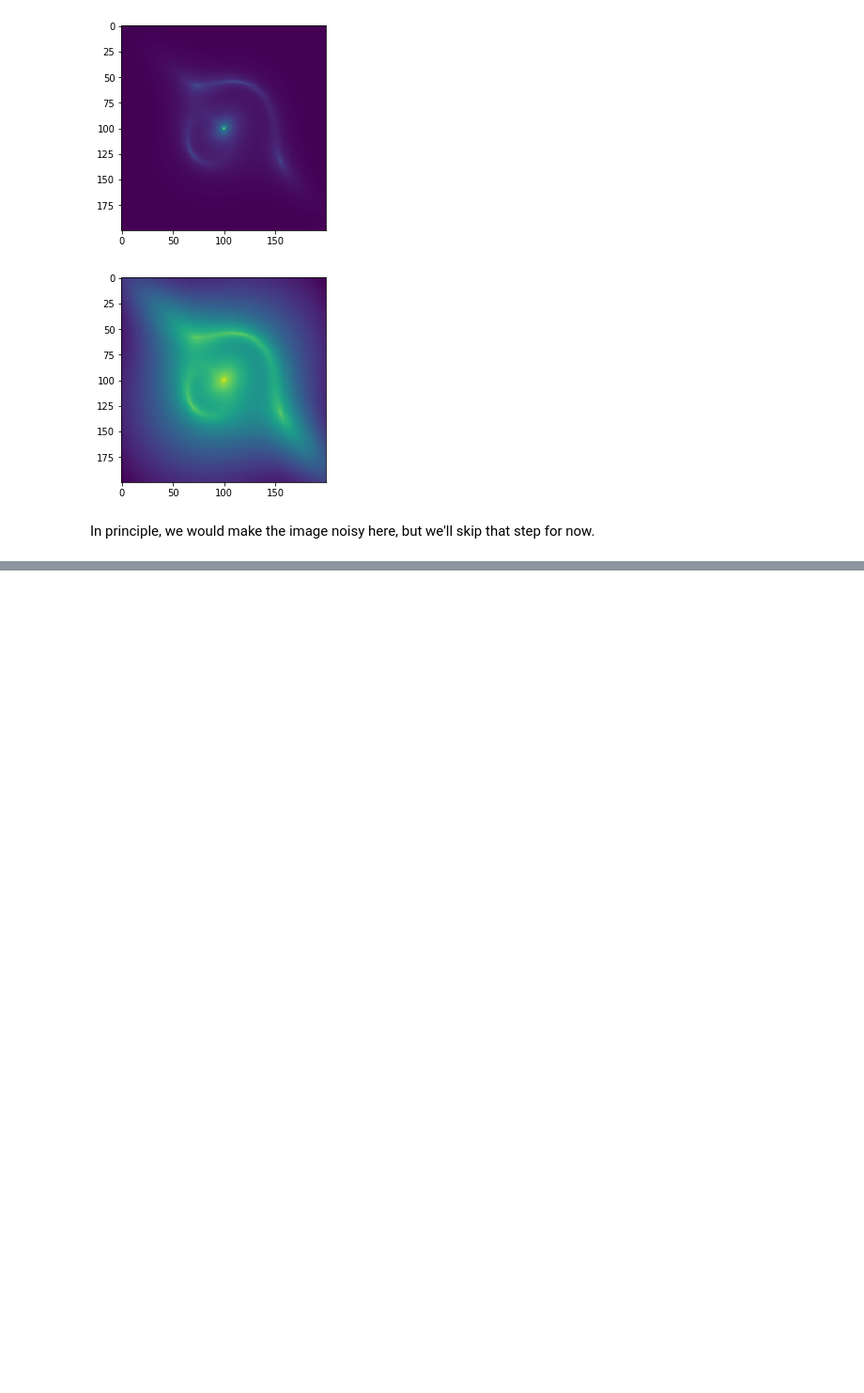
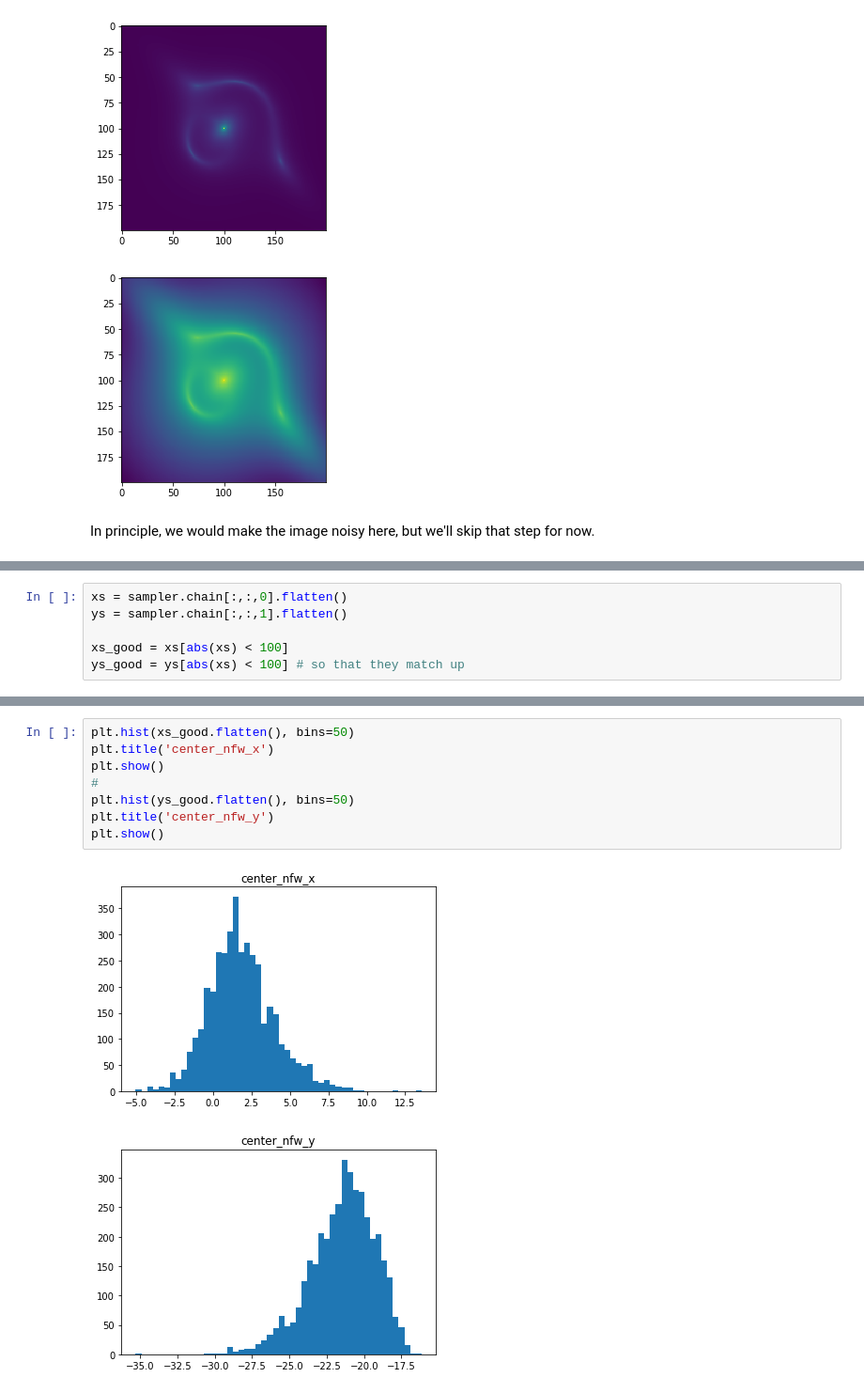
Before and after one commit to acagansengul/interlopers, a Jupyter notebook: emcee_subfit.ipynb, the cells around one changed output, grey strips where cells are left out. Shown: that part at 94% size. Drawn from its saved outputs; the diff is of its cells as text; blank space fills up the shorter version.

```diff
--- a/emcee_subfit.ipynb
+++ b/emcee_subfit.ipynb
@@ -297,0 +413,6 @@ In principle, we would make the image noisy here, but we'll skip that step for n
+# %%
+xs = sampler.chain[:,:,0].flatten()
+ys = sampler.chain[:,:,1].flatten()
+
+xs_good = xs[abs(xs) < 100]
+ys_good = ys[abs(xs) < 100] # so that they match up
@@ -297,0 +425,11 @@ In principle, we would make the image noisy here, but we'll skip that step for n
+# %%
+plt.hist(xs_good.flatten(), bins=50)
+plt.title('center_nfw_x')
+plt.show()
+#
+plt.hist(ys_good.flatten(), bins=50)
+plt.title('center_nfw_y')
+plt.show()
+# %% [output]
+[figure, added]
+[figure, added]
```
Also changed, not shown: parts of 20 cells of this notebook.
